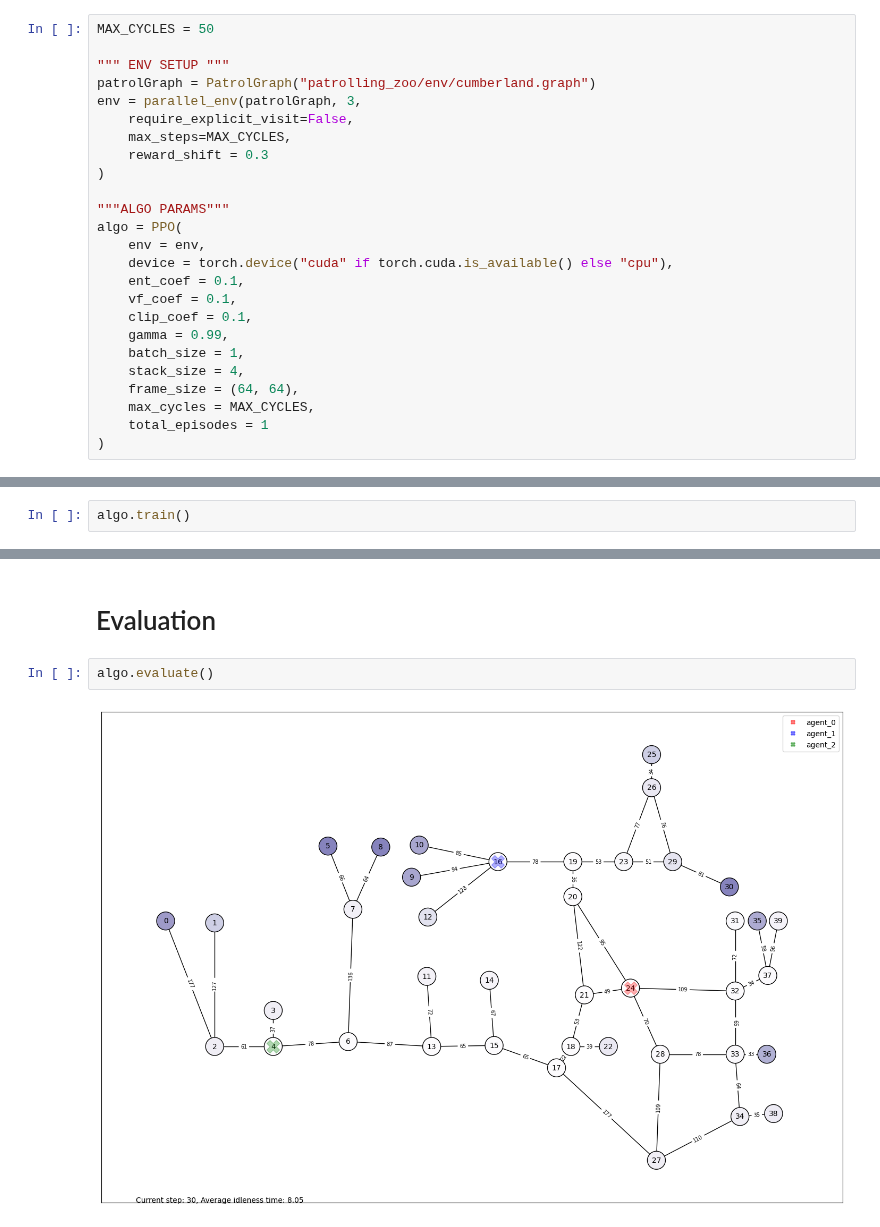
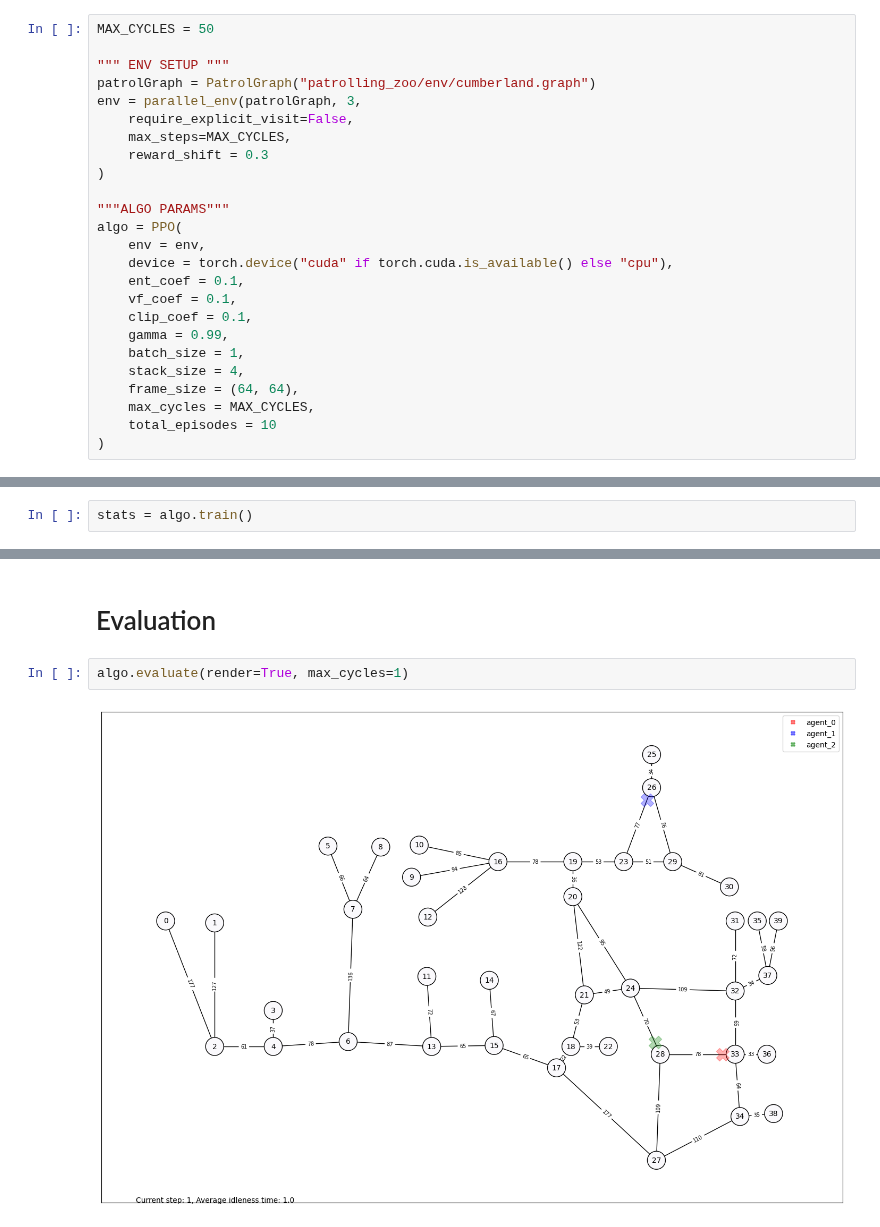
Before and after one commit to NU-IDEAS-Lab/patrolling_zoo, a Jupyter notebook: ppo.ipynb, the cells around one changed output, grey strips where cells are left out. Saved outputs shown, nothing was run; the diff lists cells and outputs as text.

```diff
--- a/ppo.ipynb
+++ b/ppo.ipynb
@@ -42,9 +45,7 @@ algo = PPO(
     stack_size = 4,
     frame_size = (64, 64),
     max_cycles = MAX_CYCLES,
-    total_episodes = 1
+    total_episodes = 10
 )
 # %% [markdown]
 # Training
-# %%
-algo.train()
@@ -64,0 +52,2 @@ Episode Length: 49
+# %%
+stats = algo.train()
@@ -65,6 +116,6 @@ Episode Length: 49
 # %% [markdown]
 # Evaluation
 # %%
-algo.evaluate()
+algo.evaluate(render=True, max_cycles=1)
 # %% [output]
-[figure, old version]
+[figure, new version]
```
Also changed, not shown: parts of 4 cells of this notebook, 2 other files.
